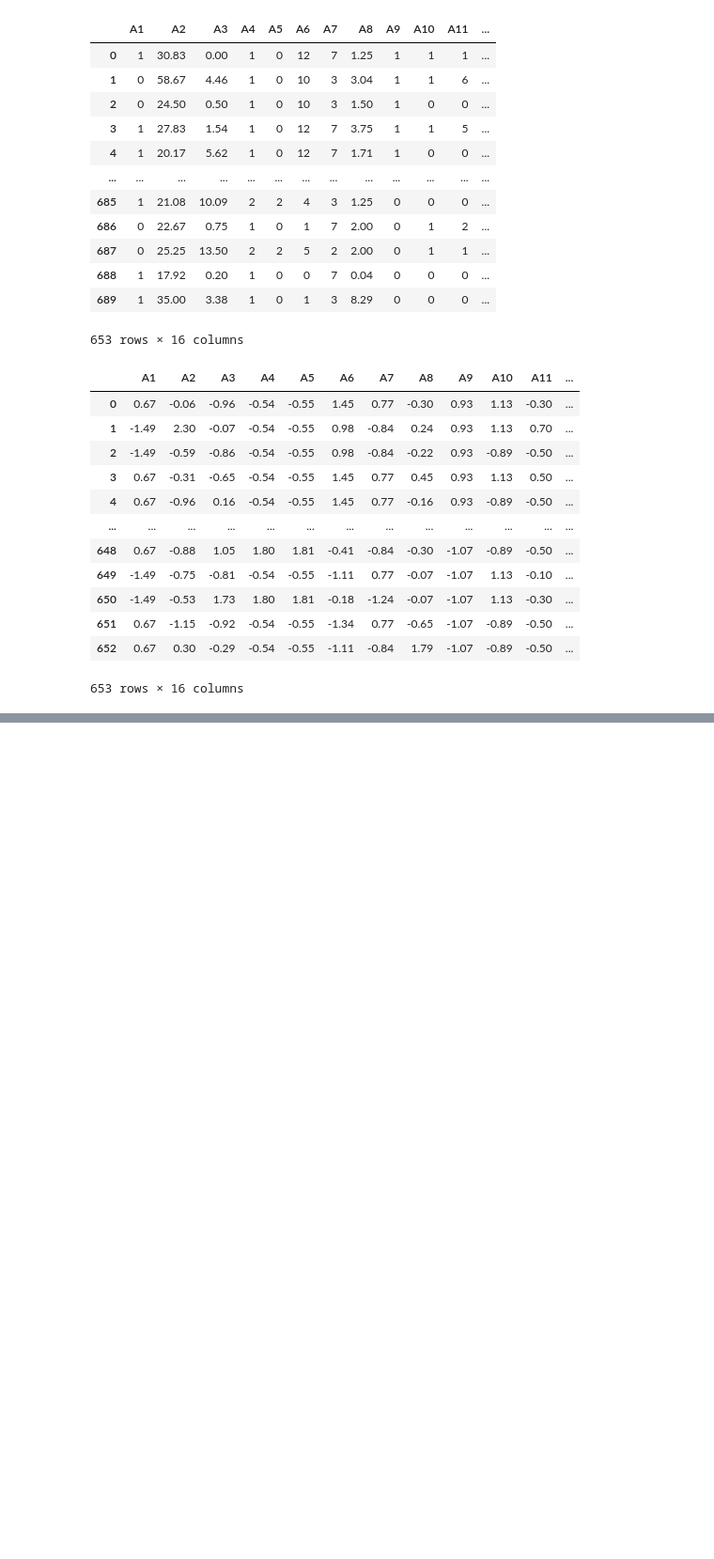
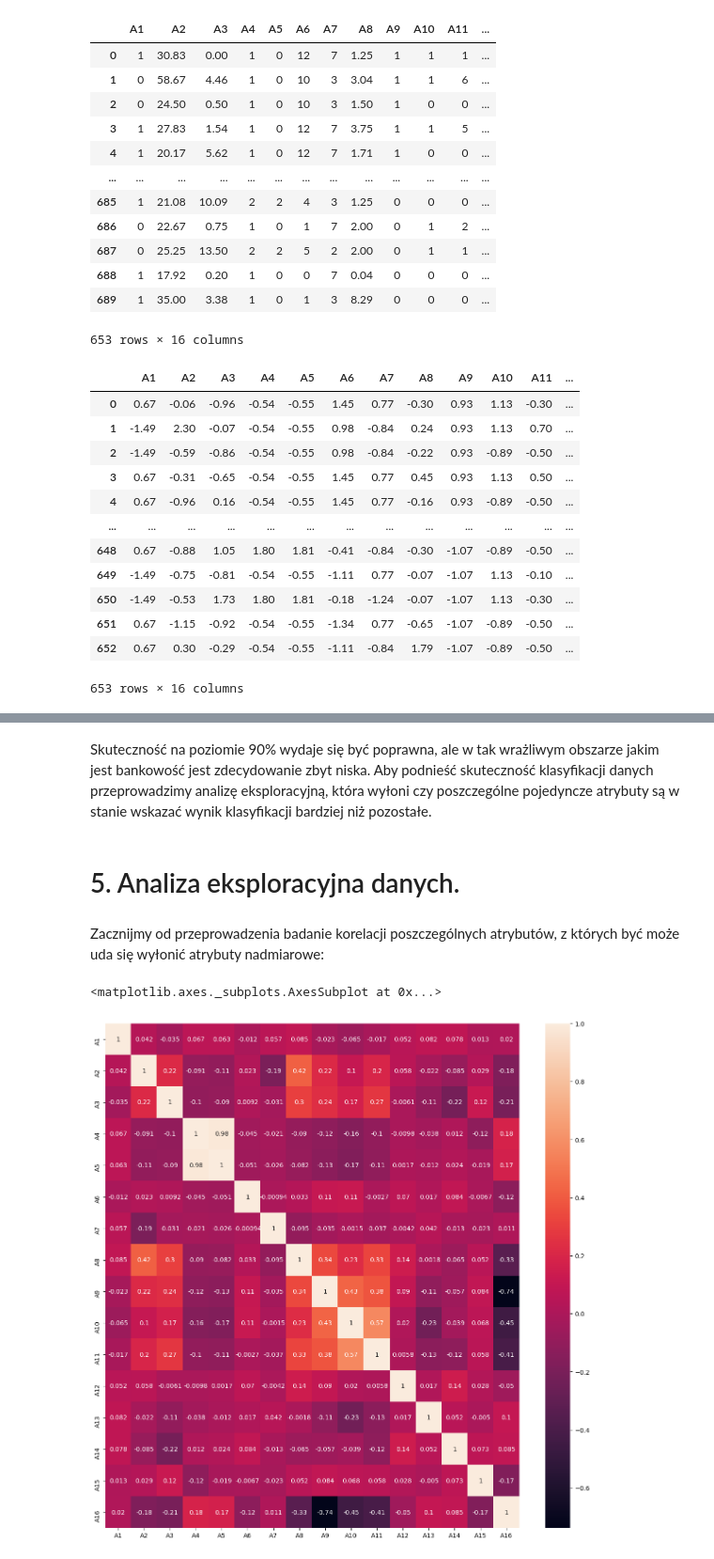
Before and after one commit to KamilSztandur/CreditApprovingBinaryClassifier, a Jupyter notebook: Solution.ipynb, the cells around one changed output, grey strips where cells are left out. Shown: that part at 94% size. Drawn from its saved outputs; the diff is of its cells as text; code cells hidden in the pictures; blank space fills up the shorter version.

```diff
--- a/Solution.ipynb
+++ b/Solution.ipynb
@@ -47,16 +54,14 @@ def getTotalErrors(errorMatrix):
 # %%
-# Wczytanie i przygotowanie ramki danych do pracy
-
 # Konwersja .data --> .csv do typu Data Frame
-data = pd.read_csv('crx.data', header = None, sep = ',')
-data = setProperColumnNames(data)
+rawData = pd.read_csv('crx.data', header = None, sep = ',')
+rawData = setProperColumnNames(rawData)
 
 # Porzucenie wierszy z podziurawionymi danymi
-data = data.dropna()
-for column in data.columns:
-    data = data[data[column] != '?']
+rawData = rawData.dropna()
+for column in rawData.columns:
+    rawData = rawData[rawData[column] != '?']
 
-data
+rawData
 # %% [output]
 |  | A1 | A2 | A3 | A4 | A5 | A6 | A7 | A8 | A9 | A10 | A11 | ... |
 | 0 | b | 30.83 | 0.00 | u | g | w | v | 1.25 | t | t | 1 | ... |
@@ -71,3 +76,6 @@ data
 | 688 | b | 17.92 | 0.20 | u | g | aa | v | 0.04 | f | f | 0 | ... |
 | 689 | b | 35.00 | 3.38 | u | g | c | h | 8.29 | f | f | 0 | ... |
 653 rows × 16 columns
+# %%
+# Oddzielenie modyfikowanego zbioru danych od czystego
+data = rawData
@@ -174,0 +206,16 @@ Accuracy:  0.8520408163265306
+# %% [markdown]
+Skuteczność na poziomie 90% wydaje się być poprawna, ale w tak wrażliwym obszarze jakim jest bankowość jest zdecydowanie zbyt niska. Aby podnieść skuteczność klasyfikacji danych przeprowadzimy analizę eksploracyjną, która wyłoni czy poszczególne pojedyncze atrybuty są w stanie wskazać wynik klasyfikacji bardziej niż pozostałe.
+# %% [markdown]
+# 5. Analiza eksploracyjna danych.
+# %% [markdown]
+Zacznijmy od przeprowadzenia badanie korelacji poszczególnych atrybutów, z których być może uda się wyłonić atrybuty nadmiarowe:
+# %%
+# Budowa macierzy korelacji atrybutów
+dataCorr = data.corr()
+
+# Wyświetlenie macierzy korelacji
+plt.figure(figsize = (15,15), dpi = 100)
+sns.heatmap(dataCorr, annot = dataCorr)
+# %% [output]
+<matplotlib.axes._subplots.AxesSubplot at 0x...>
+[figure, added]
```
Also changed, not shown: parts of 27 cells of this notebook.
